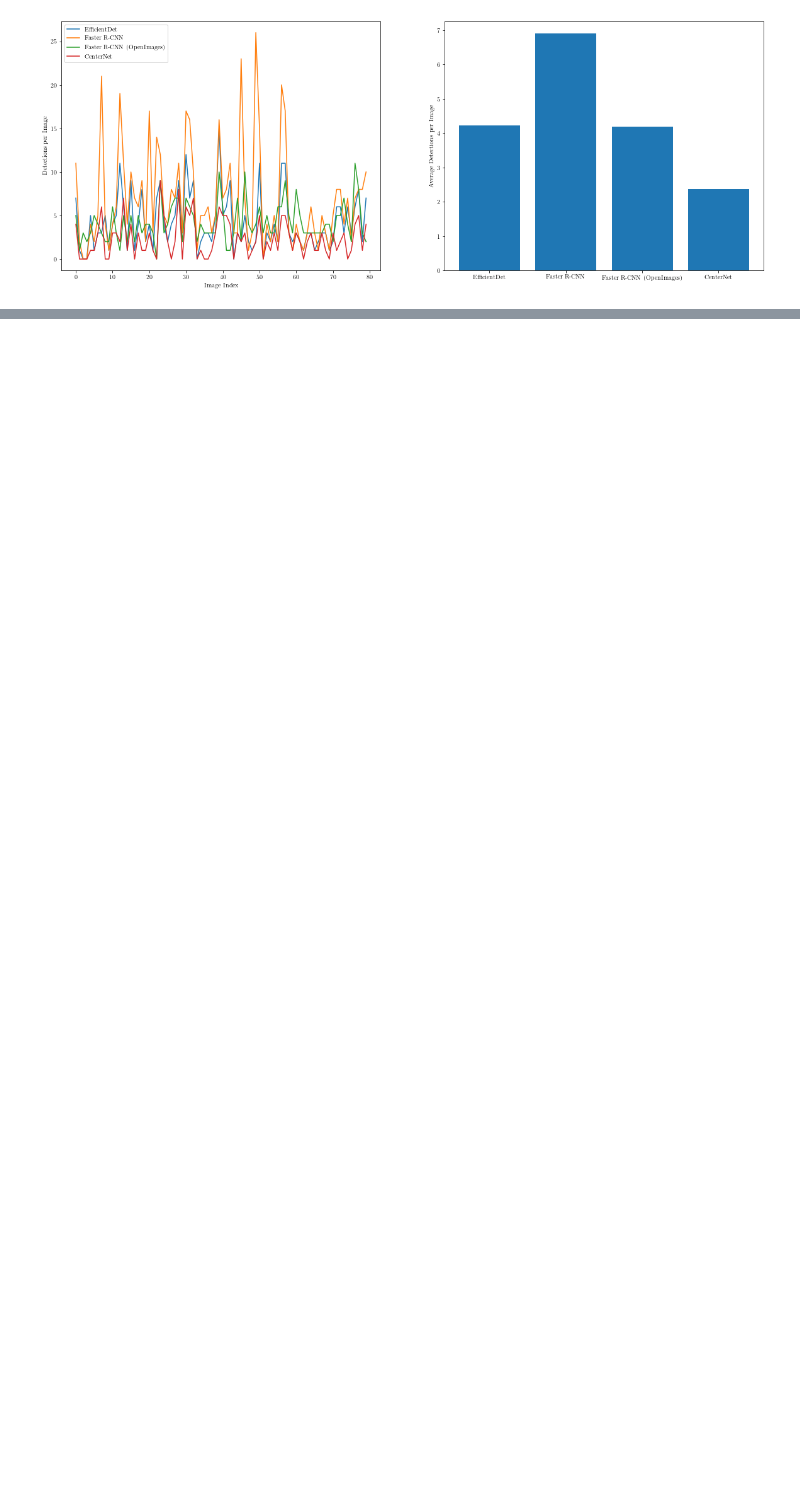
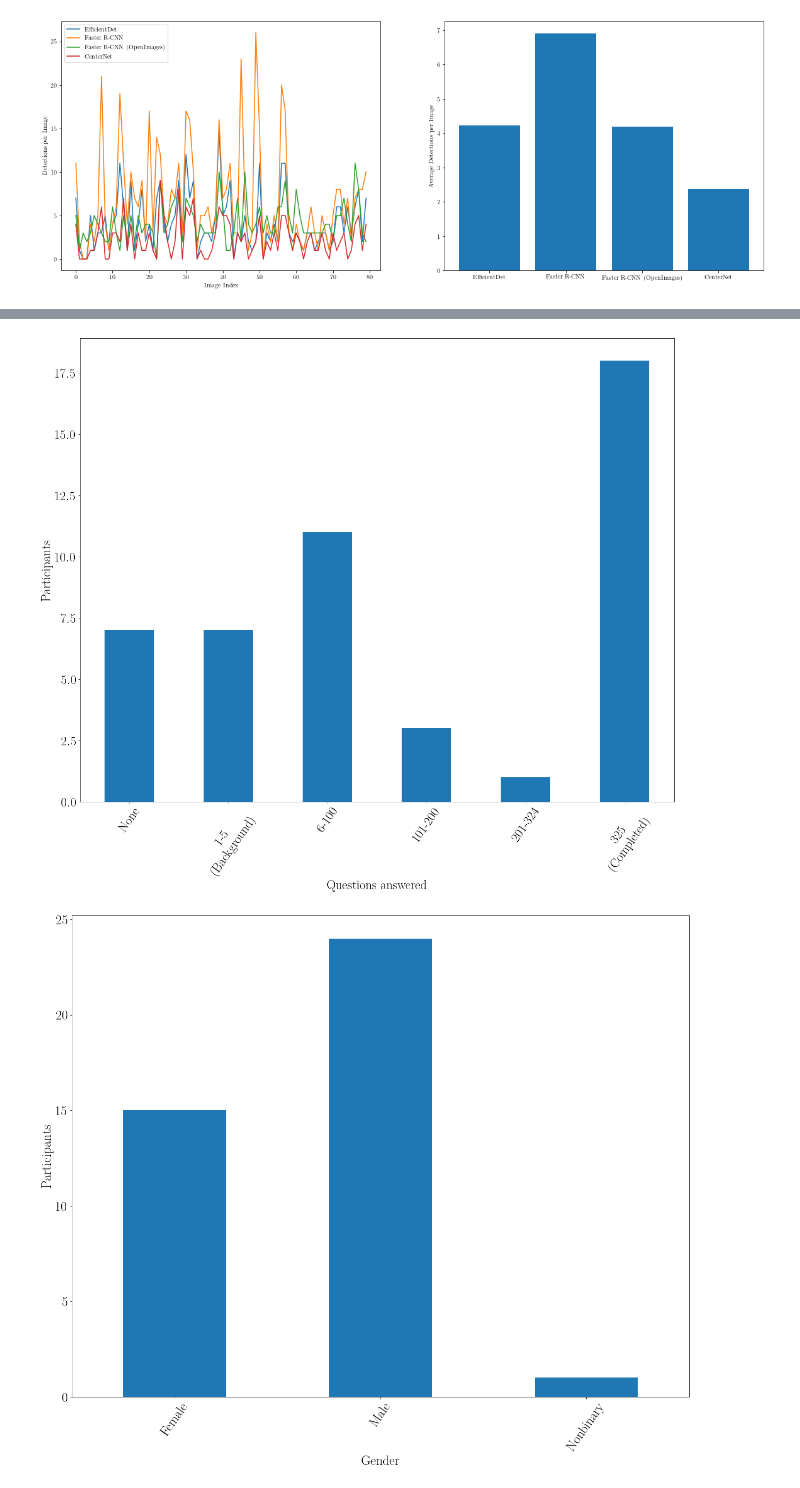
Before and after one commit to HerrSpeck/bachelorarbeit-object-detection, a Jupyter notebook: Object Detection.ipynb, the cells around one changed output, grey strips where cells are left out. Saved outputs shown, nothing was run; the diff lists cells and outputs as text; code cells hidden in the pictures; blank space fills up the shorter version.

Commit message:
Generate statistics for survey participants background info

```diff
--- a/Object Detection.ipynb
+++ b/Object Detection.ipynb
@@ -209,0 +217,10 @@ for tick in plot.get_xticklabels():
+# %%
+# Statistics on participant backgrounds
+background_results = pd.read_csv("outputs/statistics/results_background.csv")
+
+# Plot statistics
+if background_results:
+    generate_participant_statistics(background_results)
+# %% [output]
+[figure, added]
+[figure, added]
```
Also changed, not shown: parts of 3 cells of this notebook, 3 other files.
